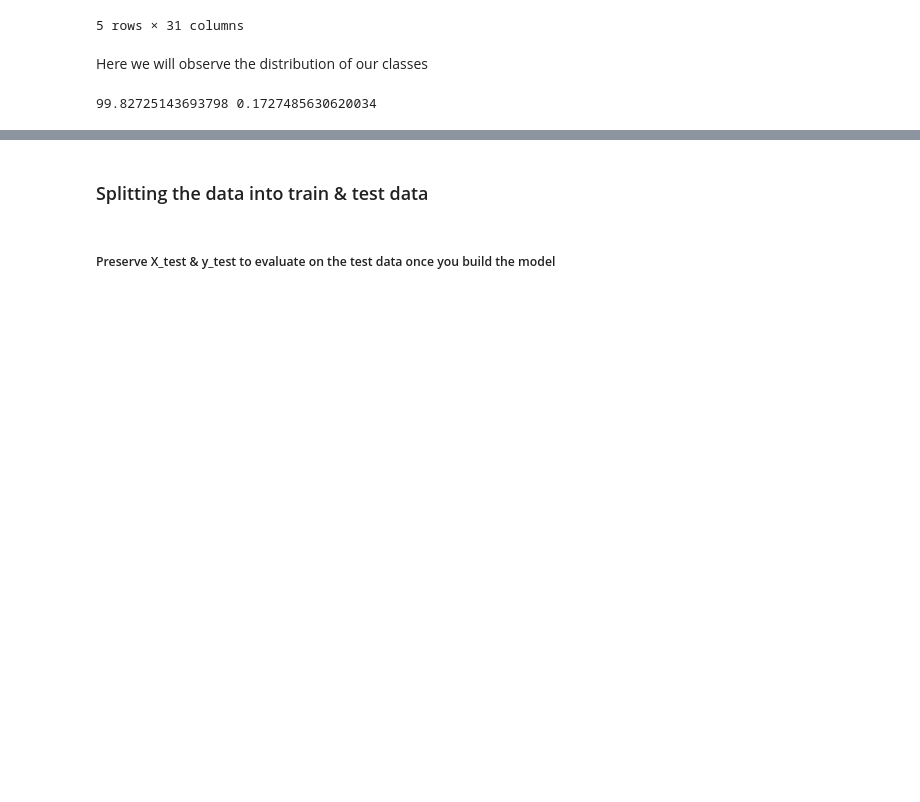
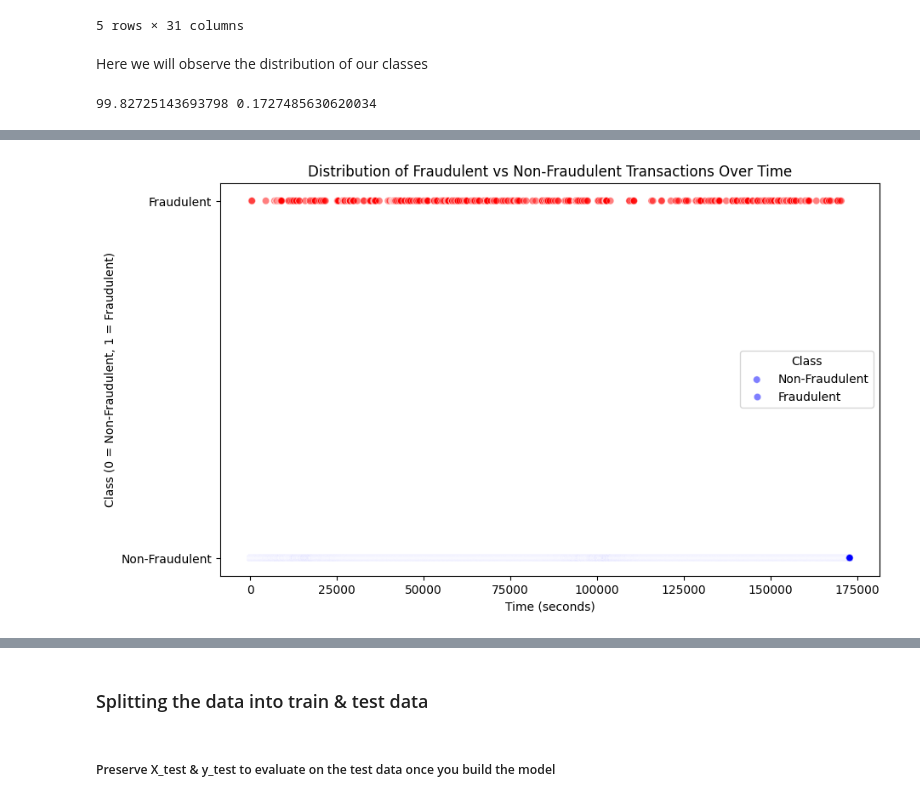
Before and after one commit to iilnreddy/ccdetect, a Jupyter notebook: Credit_card_fraud_detection.ipynb, the cells around one changed output, grey strips where cells are left out. Saved outputs shown, nothing was run; the diff lists cells and outputs as text; code cells hidden in the pictures; blank space fills up the shorter version.

```diff
--- a/Credit_card_fraud_detection.ipynb
+++ b/Credit_card_fraud_detection.ipynb
@@ -56,0 +81,20 @@ print(normal_share,fraud_share)
+# %%
+# Create a scatter plot to observe the distribution of classes with time
+import matplotlib.pyplot as plt
+import seaborn as sns
+
+# Scatter plot
+plt.figure(figsize=(10, 6))
+sns.scatterplot(data=df, x='Time', y='Class', hue='Class', alpha=0.5, palette={0: 'blue', 1: 'red'})
+
+# Labels and title
+plt.xlabel("Time (seconds)")
+plt.ylabel("Class (0 = Non-Fraudulent, 1 = Fraudulent)")
+plt.title("Distribution of Fraudulent vs Non-Fraudulent Transactions Over Time")
+plt.legend(title="Class", labels=['Non-Fraudulent', 'Fraudulent'])
+plt.yticks([0, 1], ['Non-Fraudulent', 'Fraudulent'])
+
+# Show plot
+plt.show()
+# %% [output]
+[figure, added]
```
Also changed, not shown: parts of 6 cells of this notebook.
